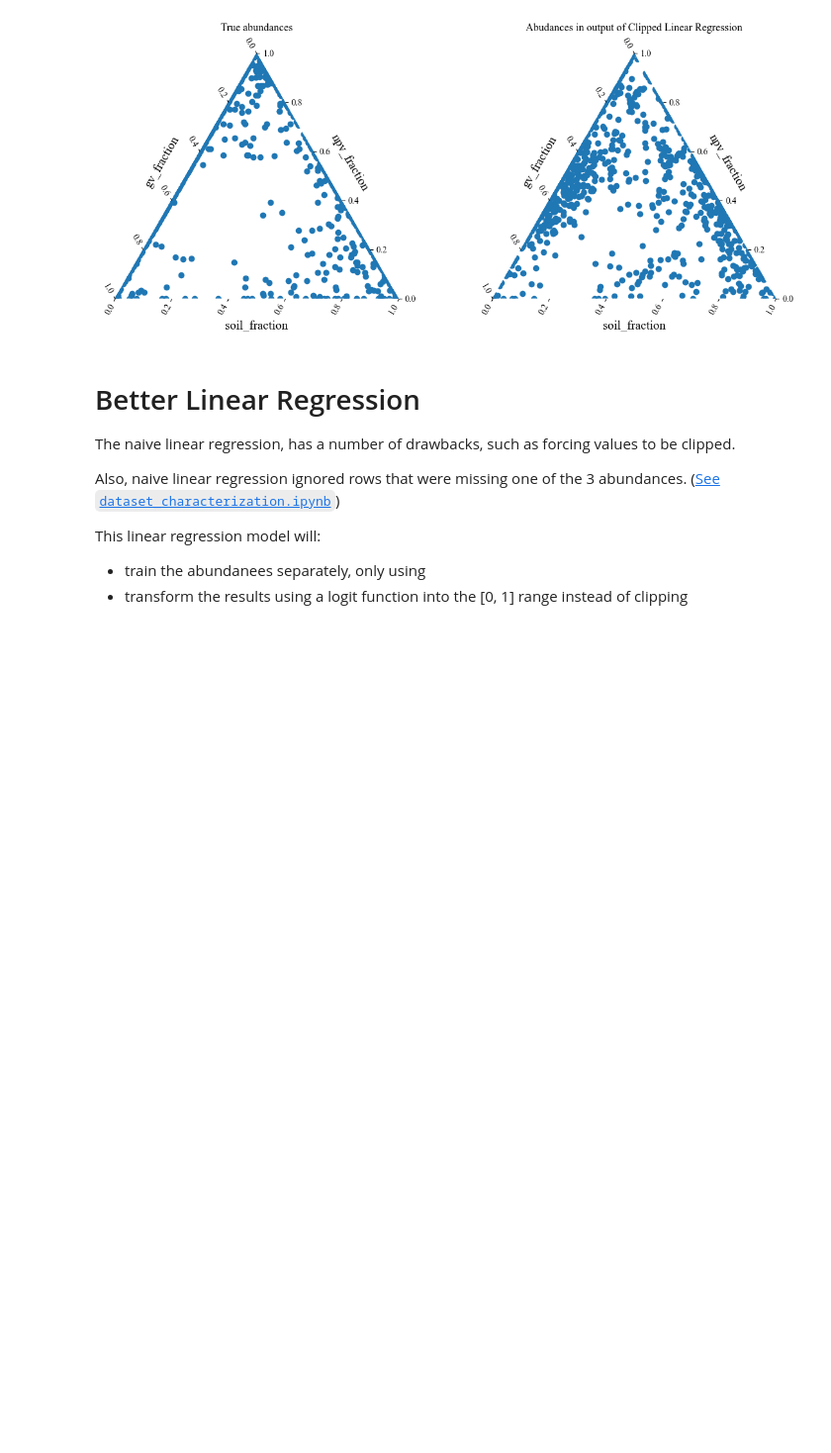
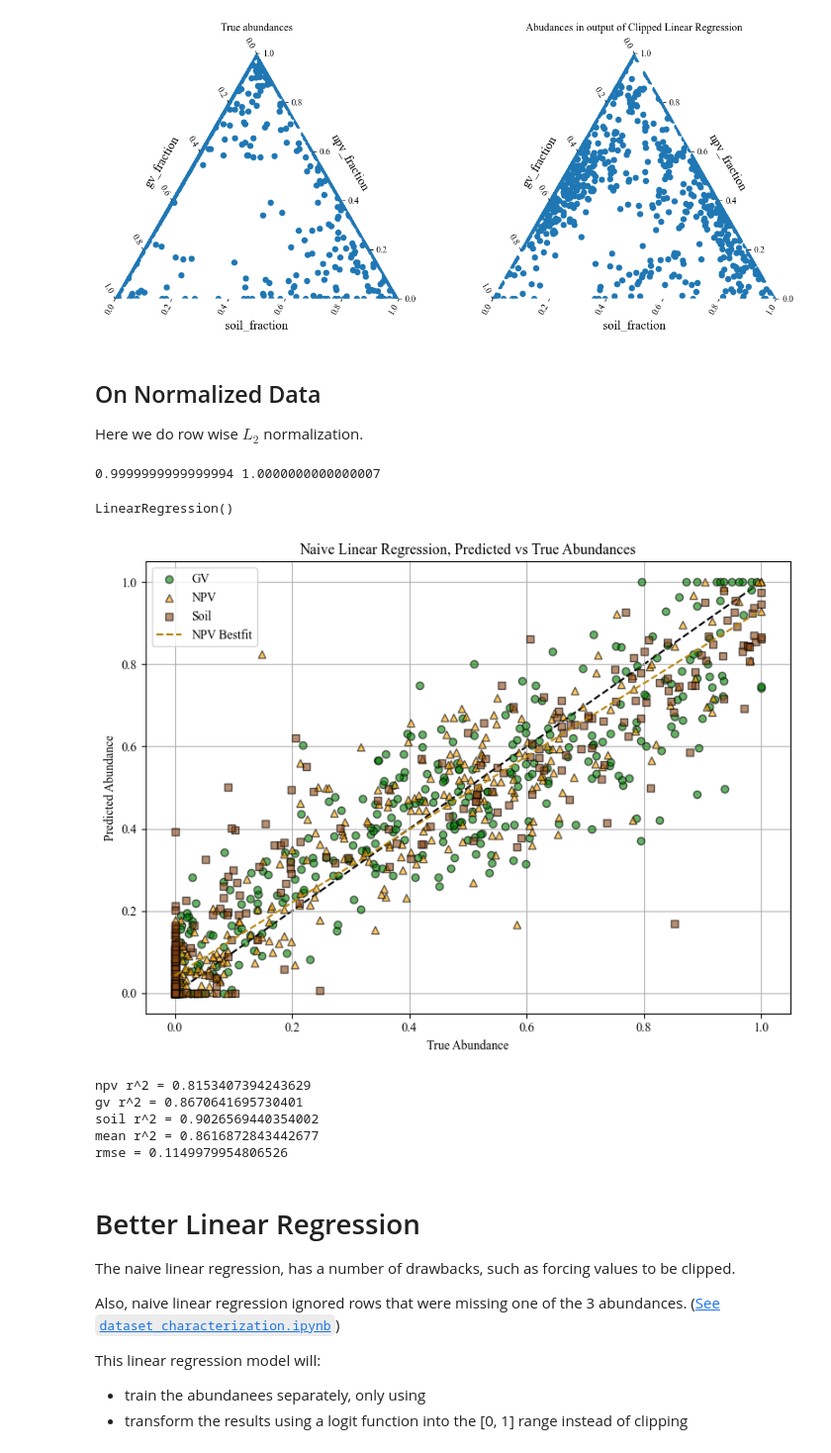
Before and after one commit to utat-ss/FINCH-Science_Unmixing, a Jupyter notebook: runs/classicalml/linear_reg/linear_regression.ipynb, the cells around one changed output. Shown at 99% size. Drawn from its saved outputs; the diff is of its cells as text; code cells hidden in the pictures; blank space fills up the shorter version.

Commit message:
clipnormed linear regression model

```diff
--- a/runs/classicalml/linear_reg/linear_regression.ipynb
+++ b/runs/classicalml/linear_reg/linear_regression.ipynb
@@ -110,6 +110,51 @@ helper_functions.simple_histogram(naive_regression.coef_[0], bins=50, title="wei
 helper_functions.ternary_abundances(y_test, ab_clipped_predictions, model_name="Clipped Linear Regression")
 # %% [output]
 [figure]
+# %% [markdown]
+## On Normalized Data
+Here we do row wise $L_2$ normalization.
+# %%
+dataset = nr900to1690_raw
+norms = np.sqrt(np.square(dataset).sum(axis=1))
+normalized_dataset = dataset.copy()
+for i in range(dataset.shape[0]):
+    normalized_dataset.loc[i] /= norms[i]
+post_norms = np.sqrt(np.square(normalized_dataset).sum(axis=1))
+print(post_norms.min(), post_norms.max())
+nr900to1690 = normalized_dataset
+# %% [output]
+0.9999999999999994 1.0000000000000007
+# %%
+X_train, X_test, y_train, y_test = sklearn.model_selection.train_test_split(nr900to1690, fractions.to_numpy(), test_size=0.2, random_state=42)
+normalized_regression = sklearn.linear_model.LinearRegression()
+normalized_regression.fit(X_train, y_train) # should train in 0.1s on modern hardware
+# %% [output]
+LinearRegression()
+# %%
+ab_true_np_array = y_test
+ab_predictions = normalized_regression.predict(X_test)
+ab_clipped_predictions = np.clip(ab_predictions, a_min=0, a_max=1)
+ab_clipnormed_predictions = ab_clipped_predictions / ab_clipped_predictions.sum(axis=1)[:, np.newaxis]
+helper_functions.plot_preds(
+    ab_true=ab_true_np_array,
+    ab_pred=ab_clipped_predictions,
+    model_name="Naive Linear Regression",
+    save_path="naive_linear_regression_pred_plot.svg"
+)
+slope, intercept, r, p, se = scipy.stats.linregress(ab_true_np_array, ab_clipnormed_predictions)
+print(f"npv r^2 = {r[0]**2}")
+print(f"gv r^2 = {r[1]**2}")
+print(f"soil r^2 = {r[2]**2}")
+print(f"mean r^2 = {np.square(r).mean()}")
+rmse = sklearn.metrics.root_mean_squared_error(ab_true_np_array, ab_clipnormed_predictions)
+print(f"rmse = {rmse}")
+# %% [output]
+[figure, added]
+npv r^2 = 0.8153407394243629
+gv r^2 = 0.8670641695730401
+soil r^2 = 0.9026569440354002
+mean r^2 = 0.8616872843442677
+rmse = 0.1149979954806526
 # %% [markdown]
 # Better Linear Regression
 
```
